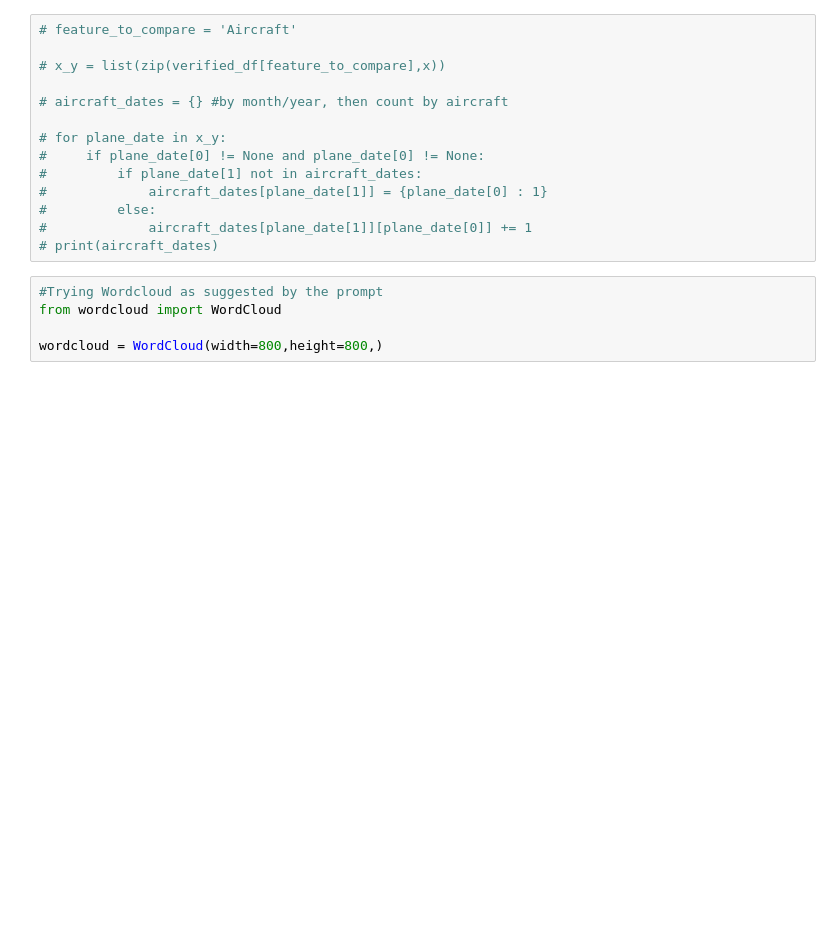
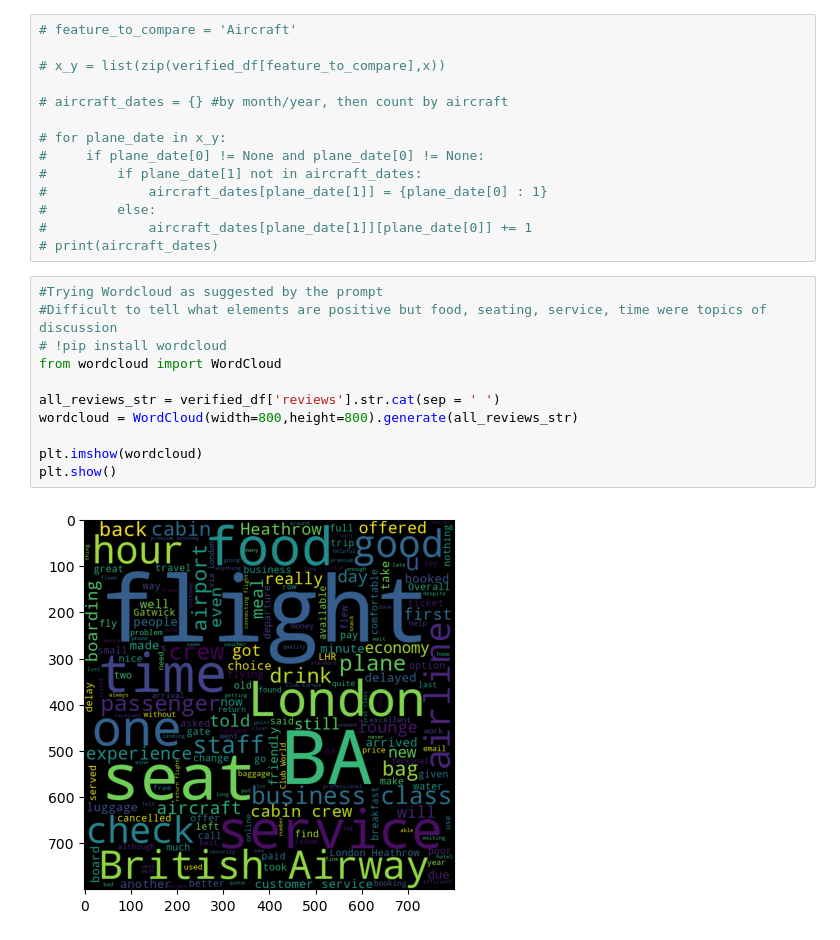
Before and after one commit to LLinNYU/Forage_BA, a Jupyter notebook: Part1_Data_Overview.ipynb, the cells around one changed output. Drawn from its saved outputs; the diff is of its cells as text; blank space fills up the shorter version.

```diff
--- a/Part1_Data_Overview.ipynb
+++ b/Part1_Data_Overview.ipynb
@@ -123,7 +147,15 @@ plt.show()
 # print(aircraft_dates)
 # %%
 #Trying Wordcloud as suggested by the prompt
+#Difficult to tell what elements are positive but food, seating, service, time were topics of discussion
+# !pip install wordcloud
 from wordcloud import WordCloud
 
-wordcloud = WordCloud(width=800,height=800,)
+all_reviews_str = verified_df['reviews'].str.cat(sep = ' ')
+wordcloud = WordCloud(width=800,height=800).generate(all_reviews_str)
+
+plt.imshow(wordcloud)
+plt.show()
+# %% [output]
+[figure, added]
 # %%
```
Also changed, not shown: parts of 6 cells of this notebook.
